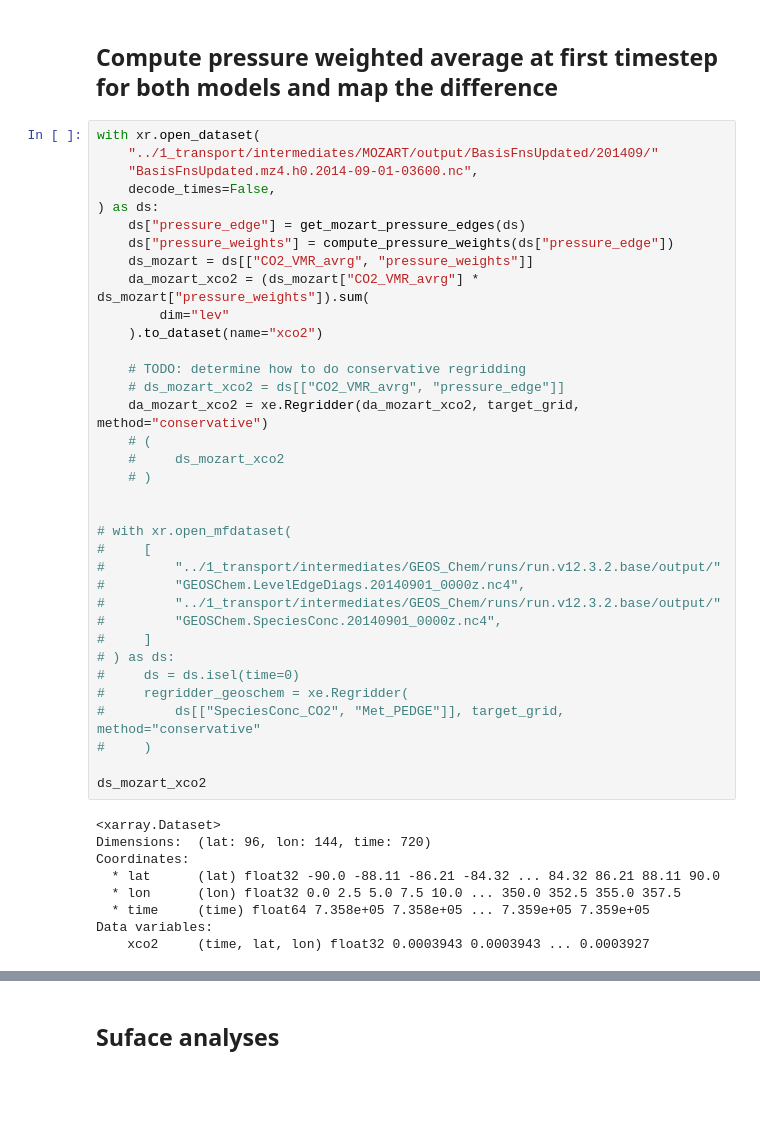
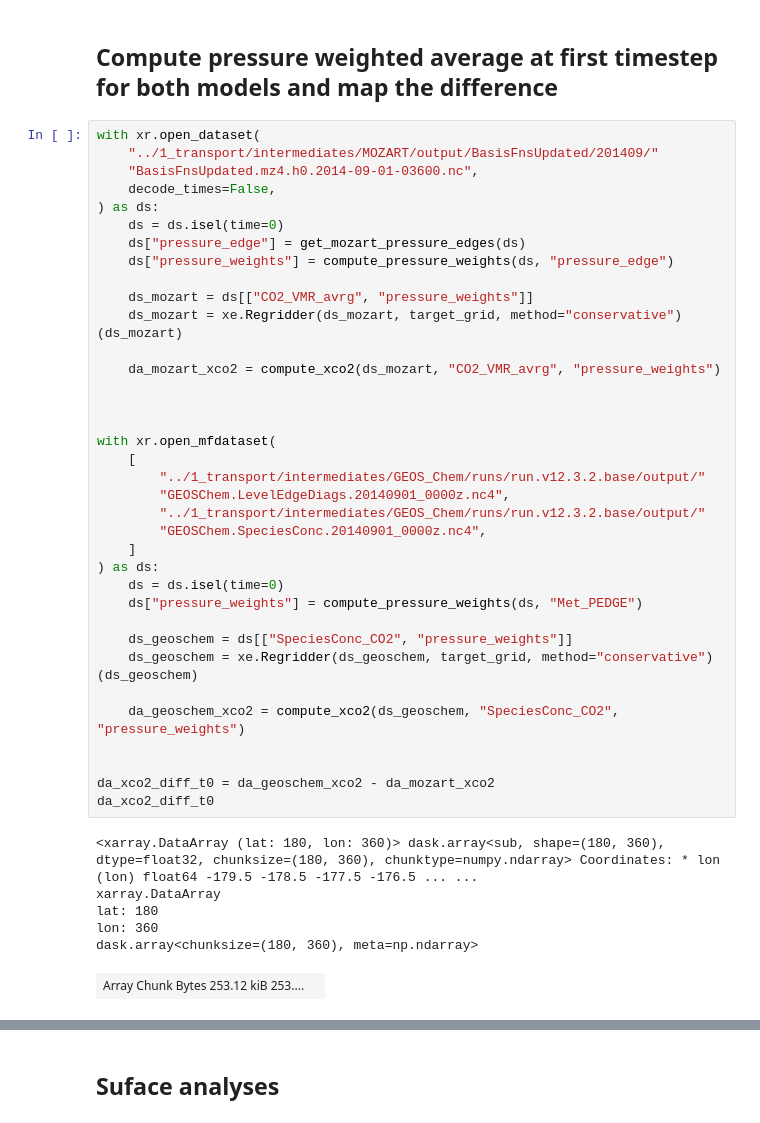
Before and after one commit to joshhjacobson/wombat-paper, a Jupyter notebook: validation/output_validation.ipynb, the cells around one changed output, grey strips where cells are left out. Drawn from its saved outputs; the diff is of its cells as text; blank space fills up the shorter version.

```diff
--- a/validation/output_validation.ipynb
+++ b/validation/output_validation.ipynb
@@ -82,44 +80,43 @@ def compute_pressure_weights(da_pressure_edge):
 # %%
 with xr.open_dataset(
     "../1_transport/intermediates/MOZART/output/BasisFnsUpdated/201409/"
     "BasisFnsUpdated.mz4.h0.2014-09-01-03600.nc",
     decode_times=False,
 ) as ds:
+    ds = ds.isel(time=0)
     ds["pressure_edge"] = get_mozart_pressure_edges(ds)
-    ds["pressure_weights"] = compute_pressure_weights(ds["pressure_edge"])
+    ds["pressure_weights"] = compute_pressure_weights(ds, "pressure_edge")
+
     ds_mozart = ds[["CO2_VMR_avrg", "pressure_weights"]]
-    da_mozart_xco2 = (ds_mozart["CO2_VMR_avrg"] * ds_mozart["pressure_weights"]).sum(
-        dim="lev"
-    ).to_dataset(name="xco2")
+    ds_mozart = xe.Regridder(ds_mozart, target_grid, method="conservative")(ds_mozart)
 
-    # TODO: determine how to do conservative regridding
-    # ds_mozart_xco2 = ds[["CO2_VMR_avrg", "pressure_edge"]]
-    da_mozart_xco2 = xe.Regridder(da_mozart_xco2, target_grid, method="conservative")
-    # (
-    #     ds_mozart_xco2
-    # )
+    da_mozart_xco2 = compute_xco2(ds_mozart, "CO2_VMR_avrg", "pressure_weights")
 
 
-# with xr.open_mfdataset(
-#     [
-#         "../1_transport/intermediates/GEOS_Chem/runs/run.v12.3.2.base/output/"
-#         "GEOSChem.LevelEdgeDiags.20140901_0000z.nc4",
-#         "../1_transport/intermediates/GEOS_Chem/runs/run.v12.3.2.base/output/"
-#         "GEOSChem.SpeciesConc.20140901_0000z.nc4",
-#     ]
-# ) as ds:
-#     ds = ds.isel(time=0)
-#     regridder_geoschem = xe.Regridder(
-#         ds[["SpeciesConc_CO2", "Met_PEDGE"]], target_grid, method="conservative"
-#     )
 
-ds_mozart_xco2
+with xr.open_mfdataset(
+    [
+        "../1_transport/intermediates/GEOS_Chem/runs/run.v12.3.2.base/output/"
+        "GEOSChem.LevelEdgeDiags.20140901_0000z.nc4",
+        "../1_transport/intermediates/GEOS_Chem/runs/run.v12.3.2.base/output/"
+        "GEOSChem.SpeciesConc.20140901_0000z.nc4",
+    ]
+) as ds:
+    ds = ds.isel(time=0)
+    ds["pressure_weights"] = compute_pressure_weights(ds, "Met_PEDGE")
+
+    ds_geoschem = ds[["SpeciesConc_CO2", "pressure_weights"]]
+    ds_geoschem = xe.Regridder(ds_geoschem, target_grid, method="conservative")(ds_geoschem)
+
+    da_geoschem_xco2 = compute_xco2(ds_geoschem, "SpeciesConc_CO2", "pressure_weights")
+
+
+da_xco2_diff_t0 = da_geoschem_xco2 - da_mozart_xco2
+da_xco2_diff_t0
 # %% [output]
-<xarray.Dataset>
-Dimensions:  (lat: 96, lon: 144, time: 720)
-Coordinates:
-  * lat      (lat) float32 -90.0 -88.11 -86.21 -84.32 ... 84.32 86.21 88.11 90.0
-  * lon      (lon) float32 0.0 2.5 5.0 7.5 10.0 ... 350.0 352.5 355.0 357.5
-  * time     (time) float64 7.358e+05 7.358e+05 ... 7.359e+05 7.359e+05
-Data variables:
-    xco2     (time, lat, lon) float32 0.0003943 0.0003943 ... 0.0003927
+<xarray.DataArray (lat: 180, lon: 360)> dask.array<sub, shape=(180, 360), dtype=float32, chunksize=(180, 360), chunktype=numpy.ndarray> Coordinates: * lon (lon) float64 -179.5 -178.5 -177.5 -176.5 ... ...
+xarray.DataArray
+lat: 180
+lon: 360
+dask.array<chunksize=(180, 360), meta=np.ndarray>
+| Array Chunk Bytes 253.12 kiB 253.... |  |
```
Also changed, not shown: parts of 14 cells of this notebook, 2 other files.
